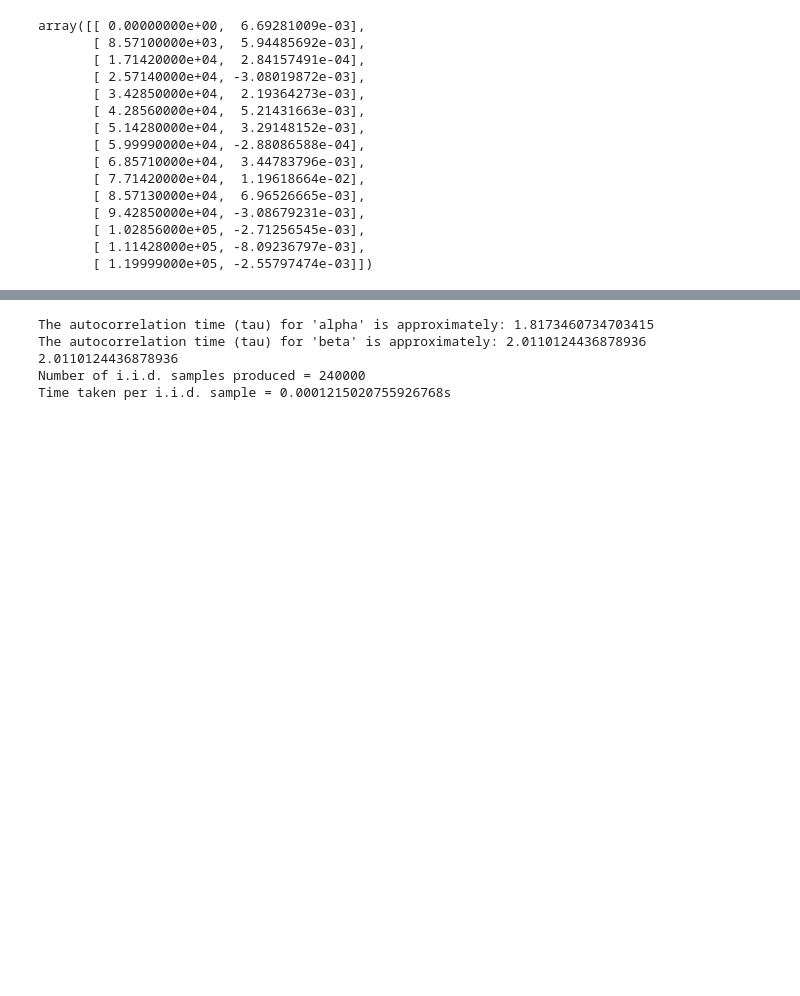
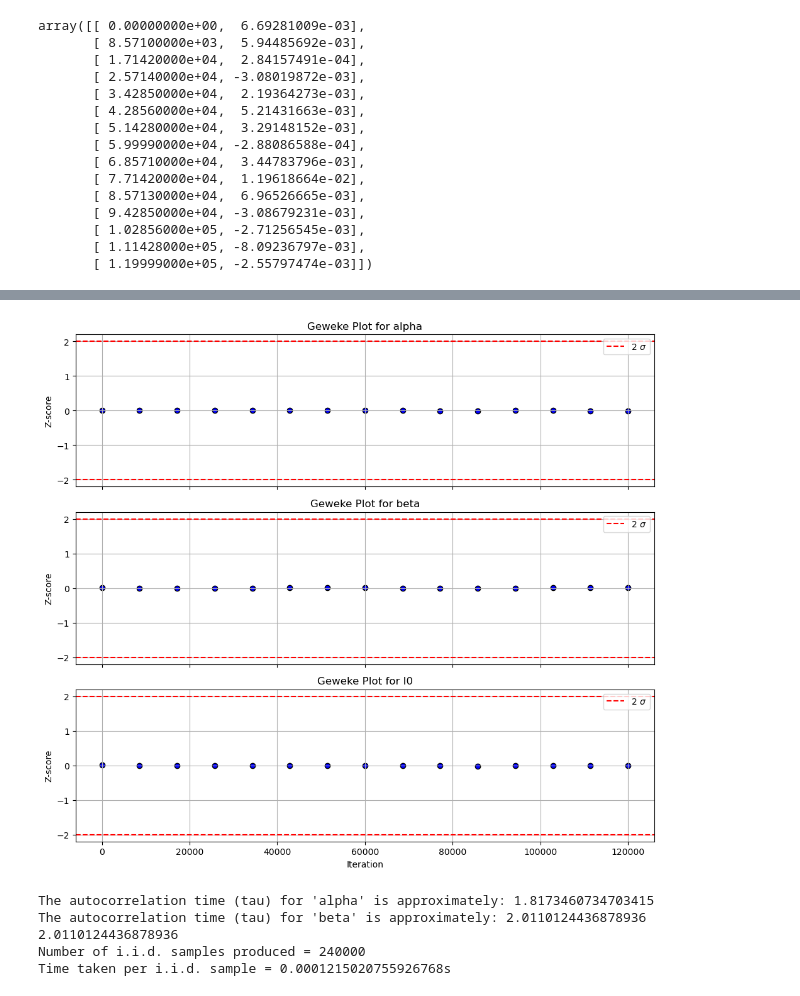
Before and after one commit to MaxTalberg/The-Lighthouse-Problem, a Jupyter notebook: src/CW_pymc.ipynb, the cells around one changed output, grey strips where cells are left out. Cells and saved outputs as stored; diff of their text form; code cells hidden in the pictures; blank space fills up the shorter version.

```diff
--- a/src/CW_pymc.ipynb
+++ b/src/CW_pymc.ipynb
@@ -98,0 +149,44 @@ plt.show()
+# %%
+def plot_geweke(trace, intervals=15):
+    """
+    Plots the Geweke diagnostic for all variables in the given trace object.
+
+    Parameters:
+    - trace: The trace object from PyMC3 or InferenceData object.
+    - intervals: Number of intervals to divide the sample chain for the Geweke diagnostic.
+    """
+    # Extract variable names directly from the InferenceData object
+    var_names = list(trace.posterior.data_vars)
+
+    # Determine the number of subplots needed
+    n_vars = len(var_names)
+
+    # Create subplots
+    fig, axes = plt.subplots(n_vars, 1, figsize=(10, 3 * n_vars), sharex=True, squeeze=False)
+
+    for i, var_name in enumerate(var_names):
+        # Calculate Geweke diagnostic for each variable
+        var_samples = trace.posterior[var_name].values.flatten()  # Flatten in case of multidimensional variables
+        geweke_results = az.geweke(var_samples, intervals=intervals)
+
+        # Extract iterations and z-scores
+        iterations, z_scores = geweke_results[:, 0], geweke_results[:, 1]
+
+        # Plot Geweke diagnostic
+        axes[i, 0].scatter(iterations, z_scores, color='blue', edgecolor='k')
+        axes[i, 0].axhline(y=2, color='r', linestyle='--', label=r'2 $\sigma$')
+        axes[i, 0].axhline(y=-2, color='r', linestyle='--')
+        axes[i, 0].set_ylabel('Z-score')
+        axes[i, 0].set_title(f'Geweke Plot for {var_name}')
+        axes[i, 0].grid(True)
+        axes[i, 0].legend(loc='upper right')
+
+    # Set common xlabel
+    axes[-1, 0].set_xlabel('Iteration')
+
+    plt.tight_layout()
+    plt.show()
+
+plot_geweke(trace_x)
+# %% [output]
+[figure, added]
```
Also changed, not shown: parts of 18 cells of this notebook, 3 other files.
